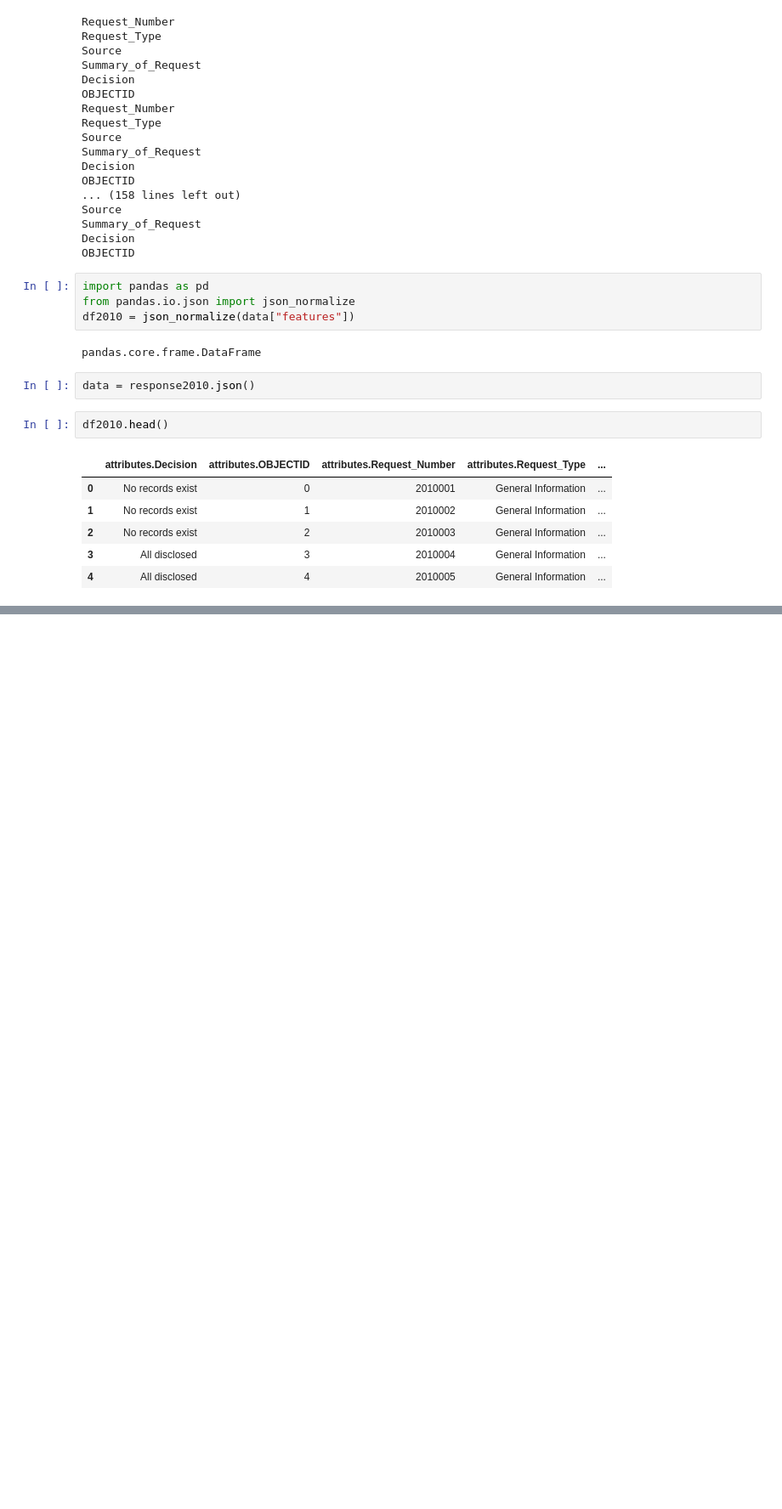
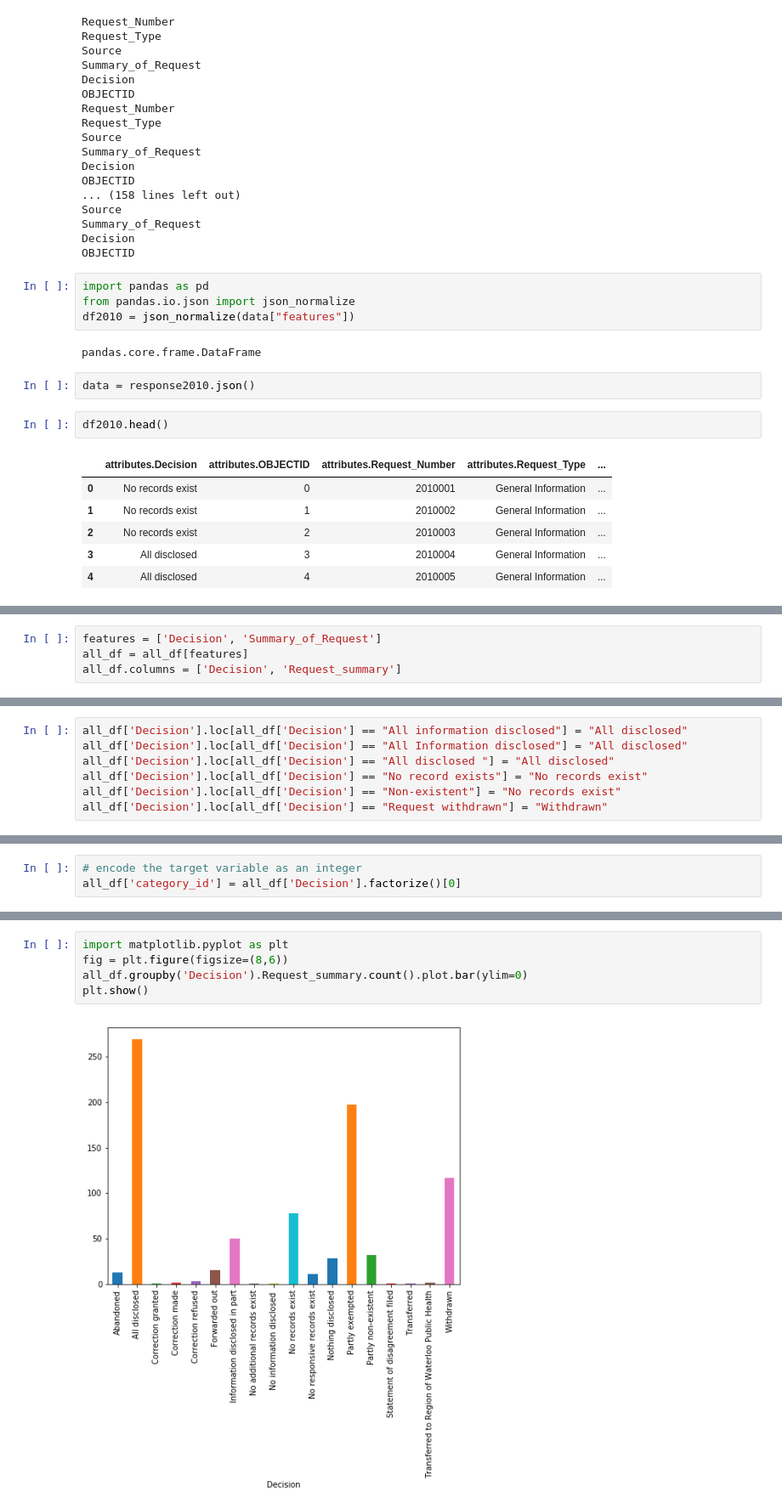
Before and after one commit to scjones5/foi-kw, a Jupyter notebook: Scott_FOI.ipynb, the cells around one changed output, grey strips where cells are left out. Shown: that part at 85% size. Drawn from its saved outputs; the diff is of its cells as text; blank space fills up the shorter version.

```diff
--- a/Scott_FOI.ipynb
+++ b/Scott_FOI.ipynb
@@ -163,0 +138,4 @@ Index(['attributes.Request_Number:', 'attributes.Request_Type:',
+# %%
+features = ['Decision', 'Summary_of_Request']
+all_df = all_df[features]
+all_df.columns = ['Decision', 'Request_summary']
@@ -163,0 +181,7 @@ Index(['attributes.Request_Number:', 'attributes.Request_Type:',
+# %%
+all_df['Decision'].loc[all_df['Decision'] == "All information disclosed"] = "All disclosed"
+all_df['Decision'].loc[all_df['Decision'] == "All Information disclosed"] = "All disclosed"
+all_df['Decision'].loc[all_df['Decision'] == "All disclosed "] = "All disclosed"
+all_df['Decision'].loc[all_df['Decision'] == "No record exists"] = "No records exist"
+all_df['Decision'].loc[all_df['Decision'] == "Non-existent"] = "No records exist"
+all_df['Decision'].loc[all_df['Decision'] == "Request withdrawn"] = "Withdrawn"
@@ -163,0 +215,3 @@ Index(['attributes.Request_Number:', 'attributes.Request_Type:',
+# %%
+# encode the target variable as an integer
+all_df['category_id'] = all_df['Decision'].factorize()[0]
@@ -163,0 +246,7 @@ Index(['attributes.Request_Number:', 'attributes.Request_Type:',
+# %%
+import matplotlib.pyplot as plt
+fig = plt.figure(figsize=(8,6))
+all_df.groupby('Decision').Request_summary.count().plot.bar(ylim=0)
+plt.show()
+# %% [output]
+[figure, added]
```
Also changed, not shown: parts of 24 cells of this notebook.
